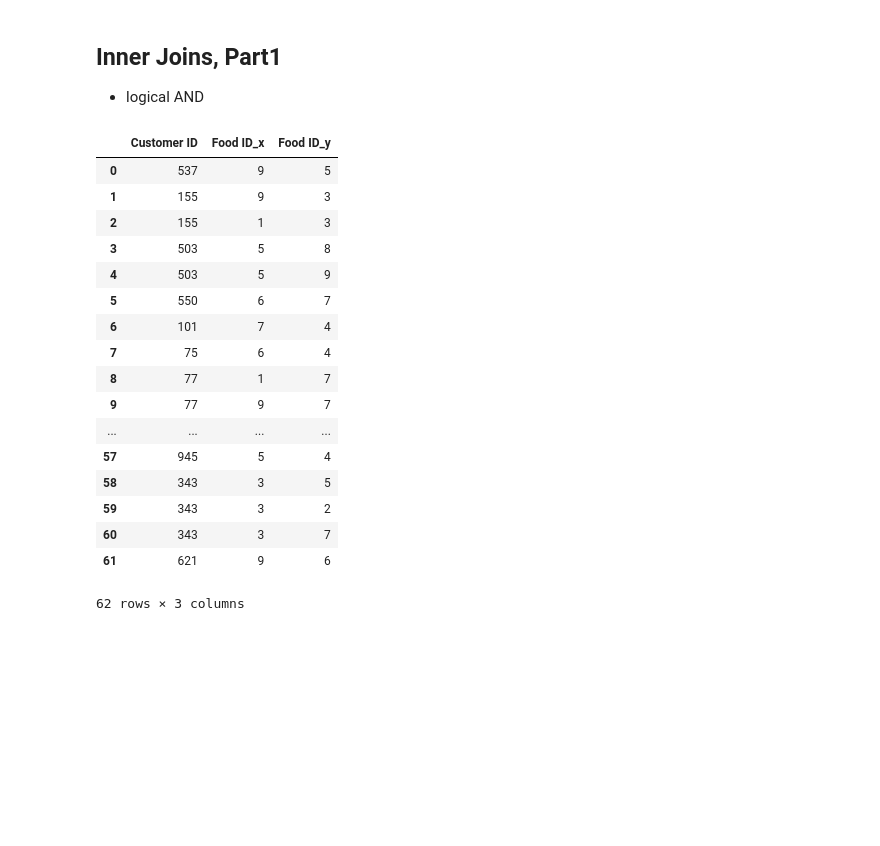
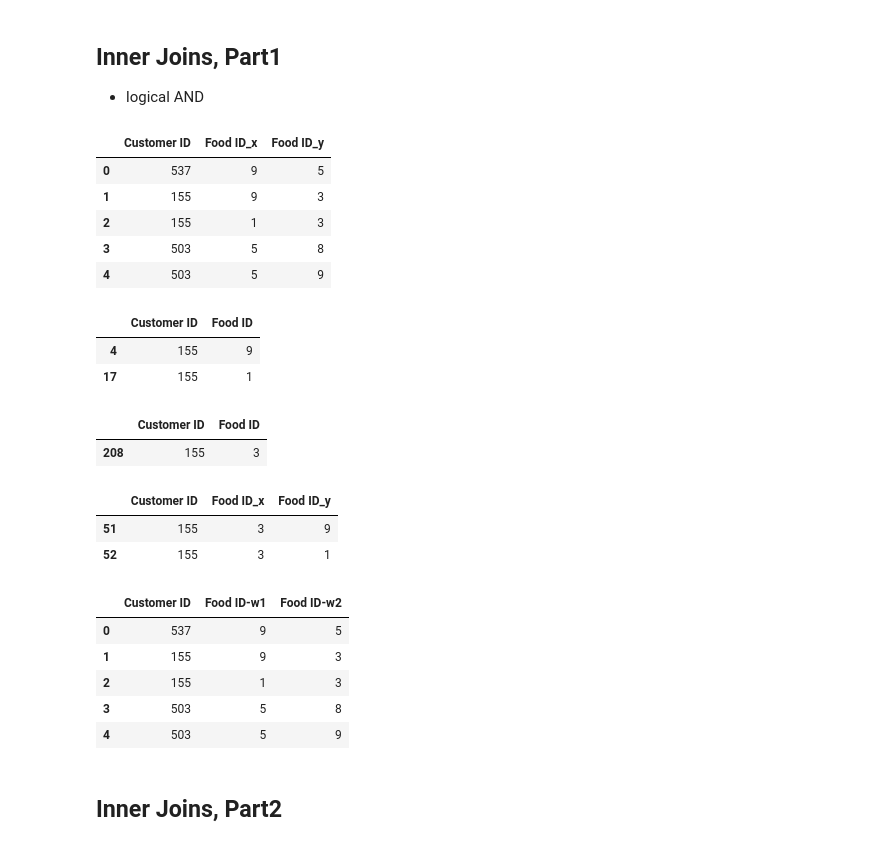
Before and after one commit to YoheiKo/DA_with_pandas_udemy, a Jupyter notebook: merging_joining.ipynb, the cells around one changed output. Cells and saved outputs as stored; diff of their text form; code cells hidden in the pictures; blank space fills up the shorter version.

```diff
--- a/merging_joining.ipynb
+++ b/merging_joining.ipynb
@@ -184,26 +185,42 @@ week2 = pd.read_csv("Restaurant - Week 2 Sales.csv")
 customers = pd.read_csv("Restaurant - Customers.csv")
 foods = pd.read_csv("Restaurant - Foods.csv")
 # %%
-week1.merge(week2, how = "inner", on = "Customer ID")
+week1.merge(week2, how = "inner", on = "Customer ID").head()
 # merge is a method. merge is called on the left-side DataFrame
 # how is the way of merging
 # on is basically specify what column or columns you want to merge. Columns names have to be exact same name.
 # %% [output]
 |  | Customer ID | Food ID_x | Food ID_y |
 | 0 | 537 | 9 | 5 |
 | 1 | 155 | 9 | 3 |
 | 2 | 155 | 1 | 3 |
 | 3 | 503 | 5 | 8 |
 | 4 | 503 | 5 | 9 |
-| 5 | 550 | 6 | 7 |
-| 6 | 101 | 7 | 4 |
-| 7 | 75 | 6 | 4 |
-| 8 | 77 | 1 | 7 |
-| 9 | 77 | 9 | 7 |
-| ... | ... | ... | ... |
-| 57 | 945 | 5 | 4 |
-| 58 | 343 | 3 | 5 |
-| 59 | 343 | 3 | 2 |
-| 60 | 343 | 3 | 7 |
-| 61 | 621 | 9 | 6 |
-62 rows × 3 columns
+# %%
+week1[week1["Customer ID"] == 155] # We have duplicated rows for 155
+# %% [output]
+|  | Customer ID | Food ID |
+| 4 | 155 | 9 |
+| 17 | 155 | 1 |
+# %%
+week2[week2["Customer ID"] == 155]
+# %% [output]
+|  | Customer ID | Food ID |
+| 208 | 155 | 3 |
+# %%
+week2.merge(week1, how = "inner", on = "Customer ID")[week2.merge(week1, how = "inner", on = "Customer ID")["Customer ID"] == 155]
+# %% [output]
+|  | Customer ID | Food ID_x | Food ID_y |
+| 51 | 155 | 3 | 9 |
+| 52 | 155 | 3 | 1 |
+# %%
+week1.merge(week2, how = "inner", on = "Customer ID", suffixes = ["-w1", "-w2"]).head()
+# %% [output]
+|  | Customer ID | Food ID-w1 | Food ID-w2 |
+| 0 | 537 | 9 | 5 |
+| 1 | 155 | 9 | 3 |
+| 2 | 155 | 1 | 3 |
+| 3 | 503 | 5 | 8 |
+| 4 | 503 | 5 | 9 |
+# %% [markdown]
+## Inner Joins, Part2
```
Also changed, not shown: parts of 15 cells of this notebook.
